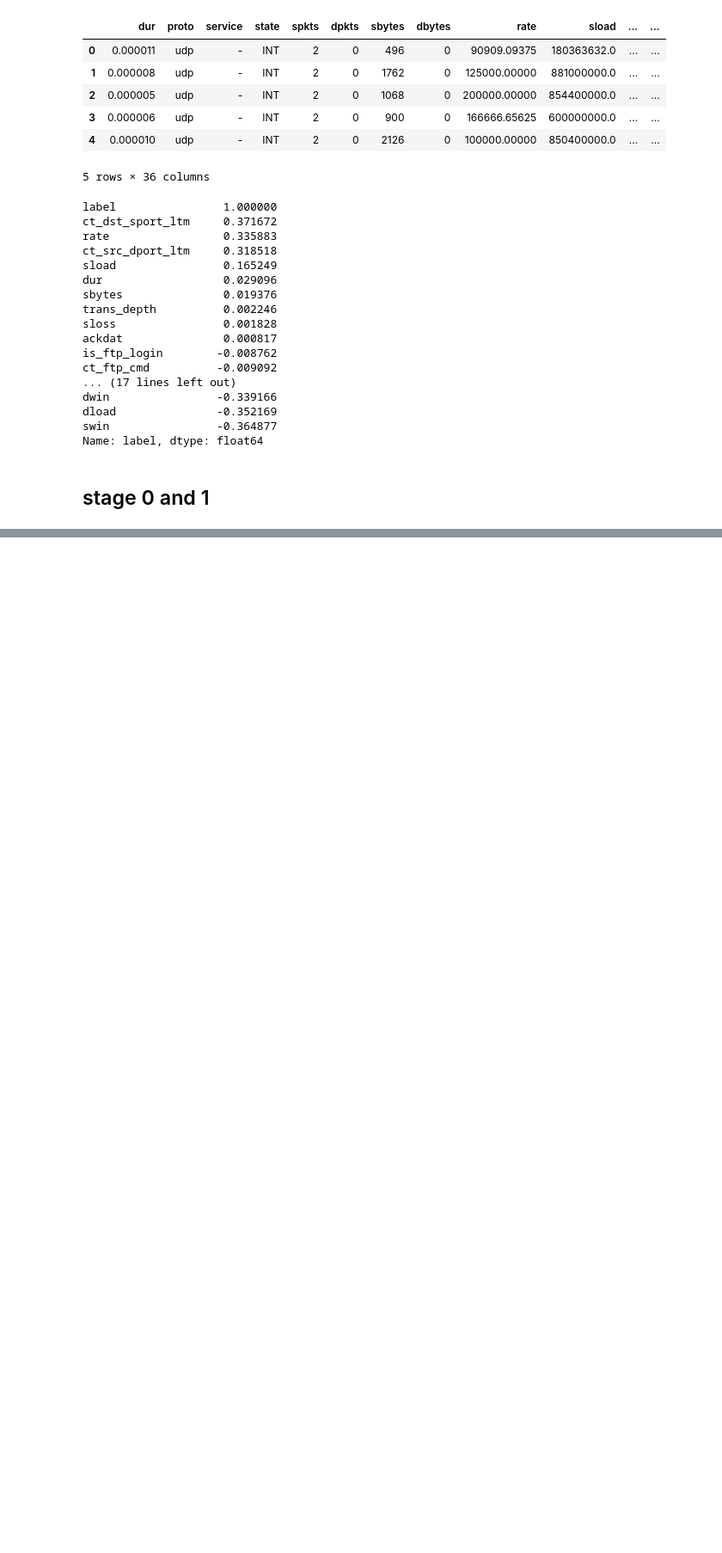
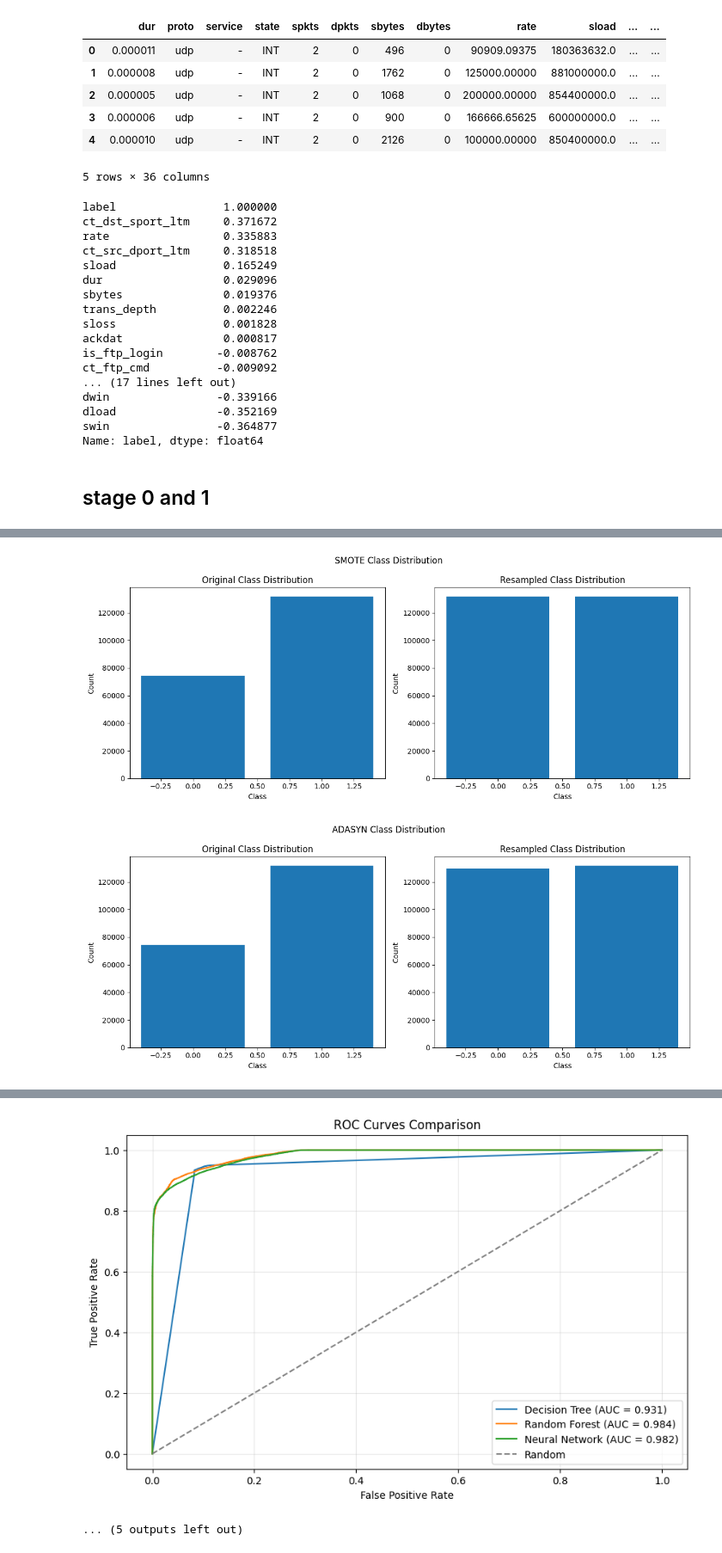
Before and after one commit to greypilgrim-083/cybersec-ml, a Jupyter notebook: project.ipynb, the cells around one changed output, grey strips where cells are left out. Shown at 86% size. Drawn from its saved outputs; the diff is of its cells as text; code cells hidden in the pictures; blank space fills up the shorter version.

Commit message:
Add files via upload
implemented SMOTE and ADASYN from scratch, built a mechanism to store the model, compared b/w the three models

```diff
--- a/project.ipynb
+++ b/project.ipynb
@@ -449,0 +675,59 @@ comparator.plot_learning_curves()
+# %%
+# Initialize classes
+model_comparator = NetworkIntrusionModelComparator(random_state=42)
+oversampler = Oversampling(random_state=42)
+
+# First, preprocess your data using your existing method
+X_train, X_test, y_train, y_test = model_comparator.preprocess_data(df)
+
+# Apply SMOTE
+X_train_smote, y_train_smote = oversampler.smote(X_train, y_train)
+
+# Apply ADASYN
+X_train_adasyn, y_train_adasyn = oversampler.adasyn(X_train, y_train)
+
+# Train and evaluate with original data
+model_comparator.X_train = X_train
+model_comparator.y_train = y_train
+model_comparator.train_models()
+original_metrics = model_comparator.evaluate_models()
+
+# Train and evaluate with SMOTE data
+model_comparator.X_train = X_train_smote
+model_comparator.y_train = y_train_smote
+model_comparator.train_models()
+smote_metrics = model_comparator.evaluate_models()
+
+# Train and evaluate with ADASYN data
+model_comparator.X_train = X_train_adasyn
+model_comparator.y_train = y_train_adasyn
+model_comparator.train_models()
+adasyn_metrics = model_comparator.evaluate_models()
+
+# Visualize results
+# Class distribution plots
+oversampler.plot_class_distribution(y_train, y_train_smote, "SMOTE Class Distribution")
+plt.show()
+oversampler.plot_class_distribution(y_train, y_train_adasyn, "ADASYN Class Distribution")
+plt.show()
+
+# Plot ROC curves and other metrics using your existing methods
+model_comparator.plot_roc_curves()
+plt.show()
+model_comparator.plot_precision_recall_curves()
+plt.show()
+model_comparator.plot_confusion_matrices()
+plt.show()
+model_comparator.plot_learning_curves()
+plt.show()
+
+# Compare metrics from different approaches
+comparison_df = pd.concat([
+    original_metrics.add_prefix('Original_'),
+    smote_metrics.add_prefix('SMOTE_'),
+    adasyn_metrics.add_prefix('ADASYN_')
+], axis=1)
+
+print("\nMetrics Comparison:")
+print(comparison_df)
+# %% [output]
@@ -449,0 +814,2 @@ comparator.plot_learning_curves()
+[figure, added]
+[figure, added]
@@ -449,0 +817,2 @@ comparator.plot_learning_curves()
+[figure, added]
+... (5 outputs left out)
```
Also changed, not shown: parts of 9 cells of this notebook.
